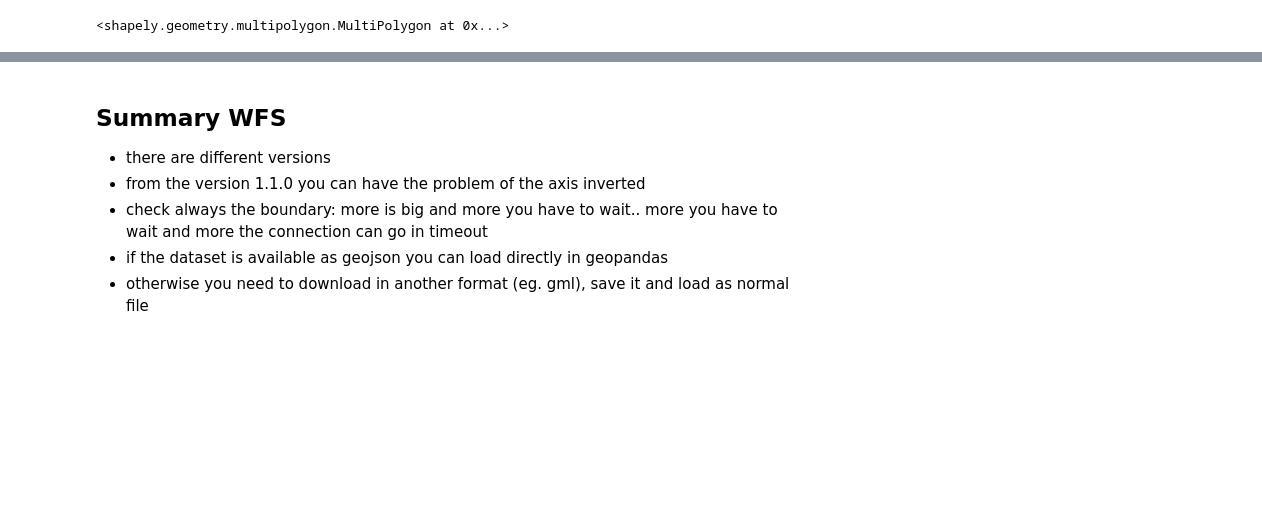
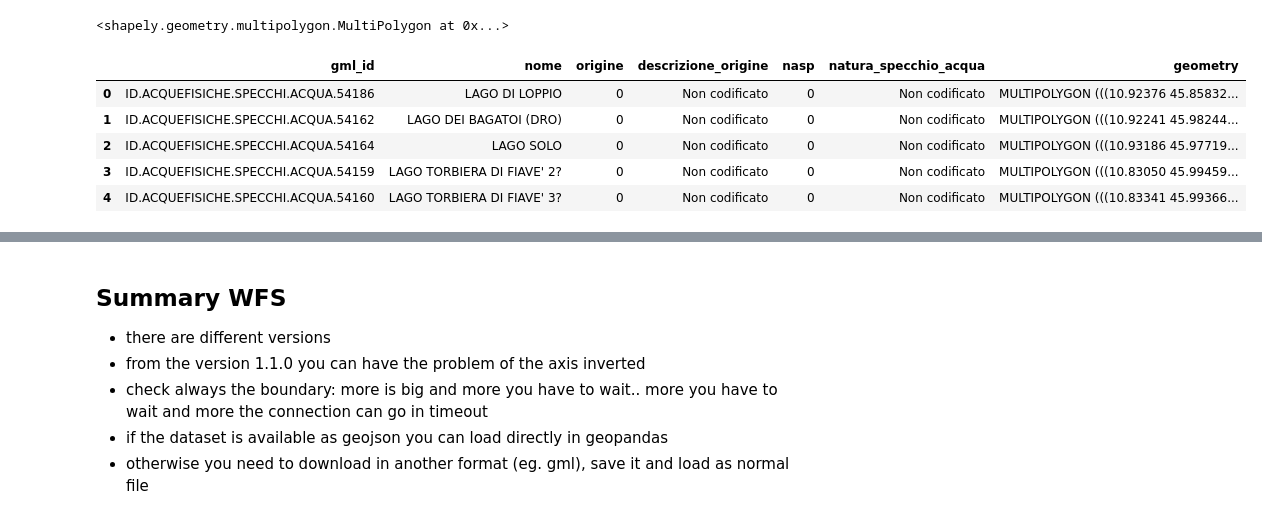
Before and after one commit to napo/geospatial_course_unitn, a Jupyter notebook: code/03_Retrieving_data_from_spatial_database_infrastructures.ipynb, the cells around one changed output, grey strips where cells are left out. Drawn from its saved outputs; the diff is of its cells as text; code cells hidden in the pictures; blank space fills up the shorter version.

```diff
--- a/code/03_Retrieving_data_from_spatial_database_infrastructures.ipynb
+++ b/code/03_Retrieving_data_from_spatial_database_infrastructures.ipynb
@@ -736,6 +750,15 @@ swap_xy(lakes_inbbox.geometry[0])
 <shapely.geometry.multipolygon.MultiPolygon at 0x...>
 # %%
 lakes_inbbox['geometry'] = lakes_inbbox['geometry'].apply(lambda g: swap_xy(g))
+# %%
+lakes_inbbox.head(5)
+# %% [output]
+|  | gml_id | nome | origine | descrizione_origine | nasp | natura_specchio_acqua | geometry |
+| 0 | ID.ACQUEFISICHE.SPECCHI.ACQUA.54186 | LAGO DI LOPPIO | 0 | Non codificato | 0 | Non codificato | MULTIPOLYGON (((10.92376 45.85832... |
+| 1 | ID.ACQUEFISICHE.SPECCHI.ACQUA.54162 | LAGO DEI BAGATOI (DRO) | 0 | Non codificato | 0 | Non codificato | MULTIPOLYGON (((10.92241 45.98244... |
+| 2 | ID.ACQUEFISICHE.SPECCHI.ACQUA.54164 | LAGO SOLO | 0 | Non codificato | 0 | Non codificato | MULTIPOLYGON (((10.93186 45.97719... |
+| 3 | ID.ACQUEFISICHE.SPECCHI.ACQUA.54159 | LAGO TORBIERA DI FIAVE' 2? | 0 | Non codificato | 0 | Non codificato | MULTIPOLYGON (((10.83050 45.99459... |
+| 4 | ID.ACQUEFISICHE.SPECCHI.ACQUA.54160 | LAGO TORBIERA DI FIAVE' 3? | 0 | Non codificato | 0 | Non codificato | MULTIPOLYGON (((10.83341 45.99366... |
 # %%
 map_lakes = folium.Map([lakes_inbbox.unary_union.centroid.y,lakes_inbbox.unary_union.centroid.x], zoom_start=12)
 folium.GeoJson(lakes_inbbox.to_json()).add_to(map_lakes)
```
Also changed, not shown: parts of 11 cells of this notebook.
